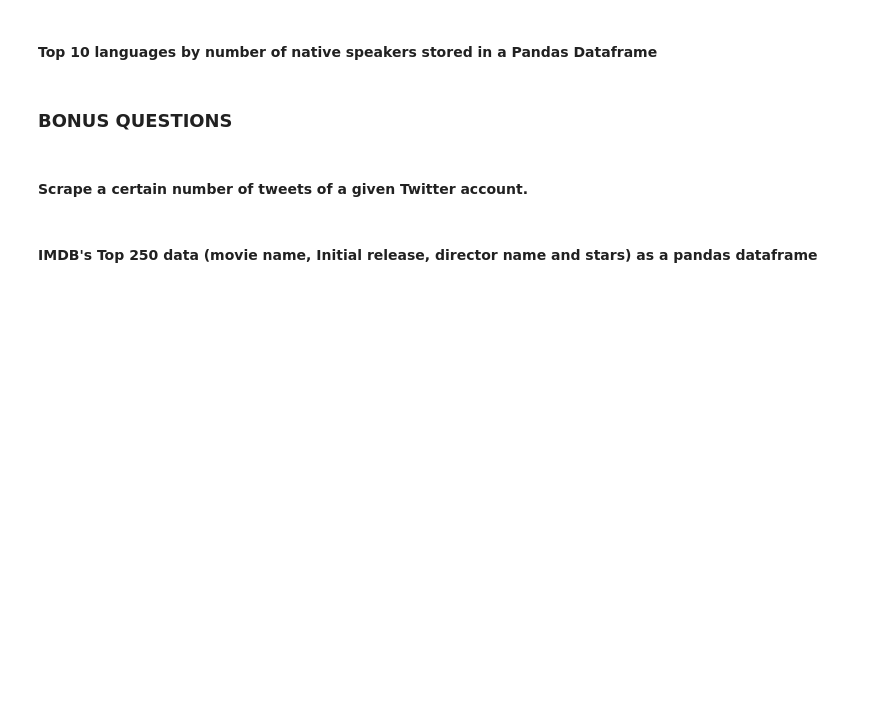
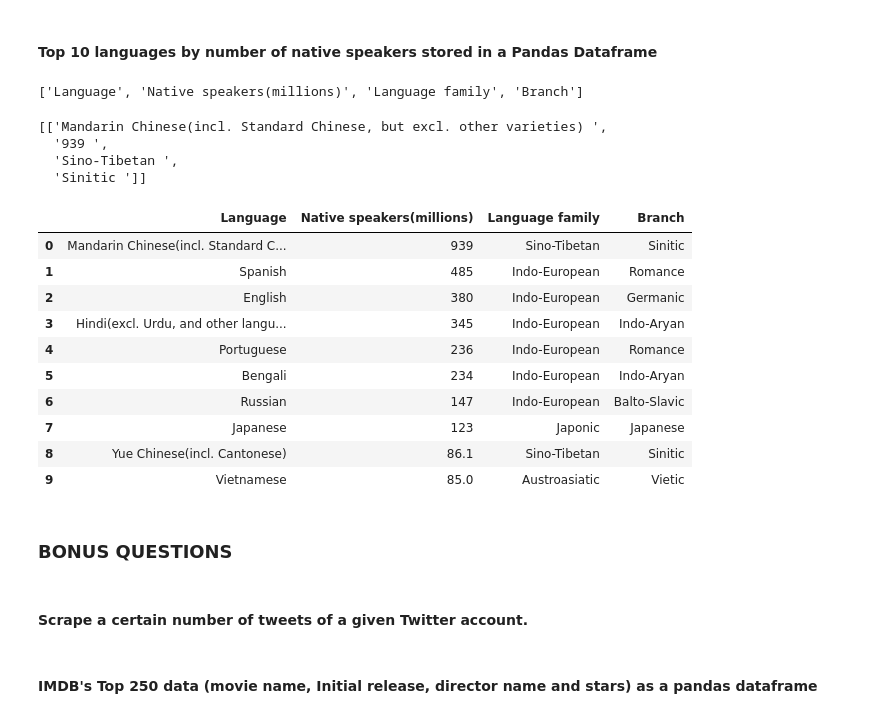
Before and after one commit to Ironhack-Data-Madrid-Octubre-2023/4.2-lab_web_scraping, a Jupyter notebook: your-code/main.ipynb, the cells around one changed output. Saved outputs shown, nothing was run; the diff lists cells and outputs as text; code cells hidden in the pictures; blank space fills up the shorter version.

```diff
--- a/your-code/main.ipynb
+++ b/your-code/main.ipynb
@@ -448,3 +597,46 @@ url = 'https://en.wikipedia.org/wiki/List_of_languages_by_number_of_native_speak
+# %%
+html = req.get(url).content
+soup = bs(html, 'html.parser')
+# %%
+table = soup.find('table')
+
+colunmnas = [e.text.replace('\n', '') for e in table.find_all('th')]
+colunmnas
+# %% [output]
+['Language', 'Native speakers(millions)', 'Language family', 'Branch']
+# %%
+filas = [e.find_all('td') for e in table.find_all('tr')[1:]]
+# %%
+data = []
+
+for i in range(10):
+    temp = []
+
+    for x in filas[i]:
+        temp.append(x.text.replace('\n', ' '))
+
+    data.append(temp)
+
+data[:1]
+# %% [output]
+[['Mandarin Chinese(incl. Standard Chinese, but excl. other varieties) ',
+  '939 ',
+  'Sino-Tibetan ',
+  'Sinitic ']]
+# %%
+pd.DataFrame(data, columns=cols)
+# %% [output]
+|  | Language | Native speakers(millions) | Language family | Branch |
+| 0 | Mandarin Chinese(incl. Standard C... | 939 | Sino-Tibetan | Sinitic |
+| 1 | Spanish | 485 | Indo-European | Romance |
+| 2 | English | 380 | Indo-European | Germanic |
+| 3 | Hindi(excl. Urdu, and other langu... | 345 | Indo-European | Indo-Aryan |
+| 4 | Portuguese | 236 | Indo-European | Romance |
+| 5 | Bengali | 234 | Indo-European | Indo-Aryan |
+| 6 | Russian | 147 | Indo-European | Balto-Slavic |
+| 7 | Japanese | 123 | Japonic | Japanese |
+| 8 | Yue Chinese(incl. Cantonese) | 86.1 | Sino-Tibetan | Sinitic |
+| 9 | Vietnamese | 85.0 | Austroasiatic | Vietic |
 # %% [markdown]
 ### BONUS QUESTIONS
 # %% [markdown]
```
Also changed, not shown: parts of 28 cells of this notebook.
